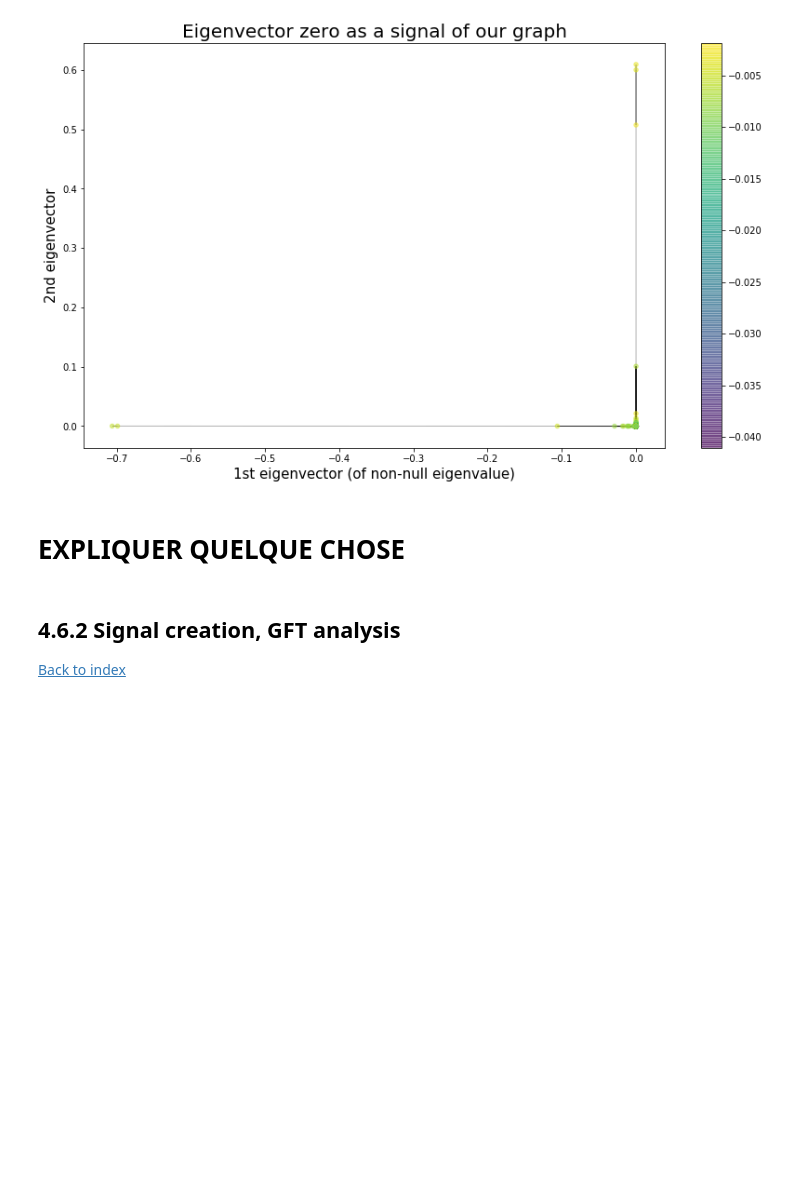
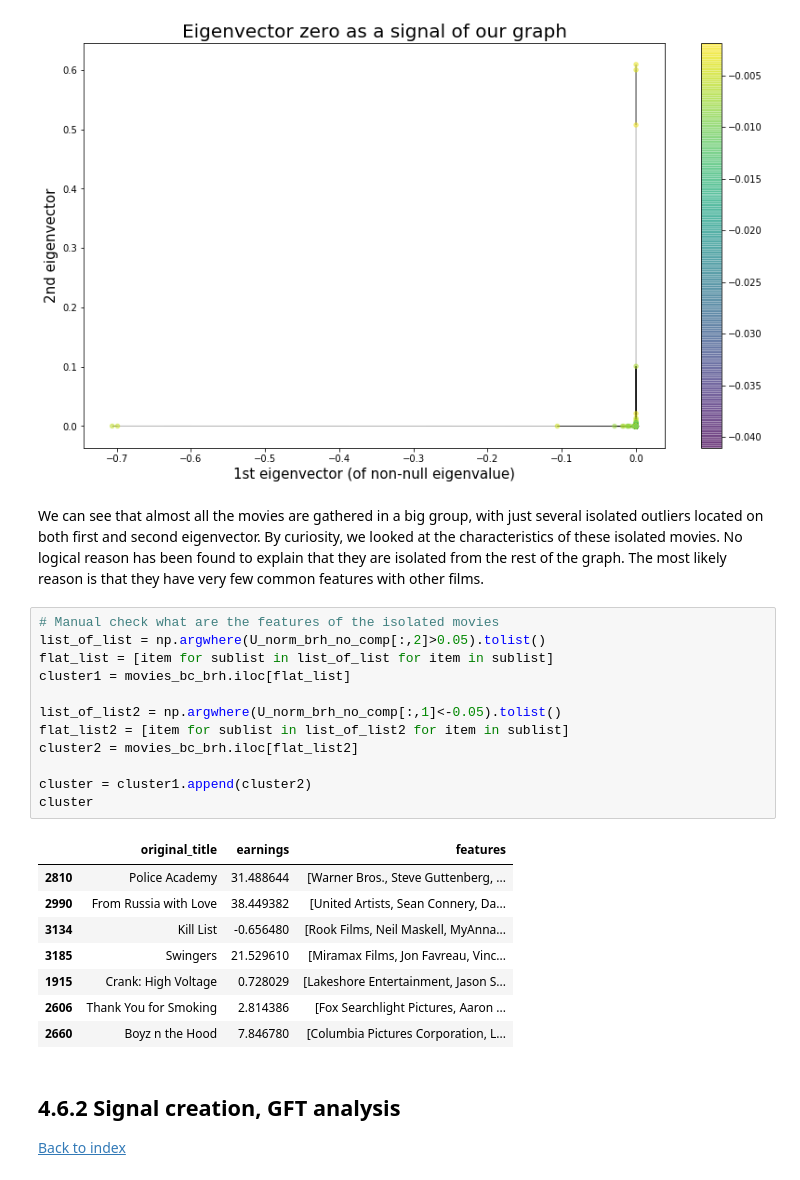
Before and after one commit to rocari96/NTDS-project, a Jupyter notebook: notebook.ipynb, the cells around one changed output. Drawn from its saved outputs; the diff is of its cells as text; blank space fills up the shorter version.

```diff
--- a/notebook.ipynb
+++ b/notebook.ipynb
@@ -1279,8 +1288,29 @@ plt.ylabel('2nd eigenvector', fontsize=15)
 plt.colorbar(nx_nodes);
 # %% [output]
 [figure]
-# %% [markdown]
-# EXPLIQUER QUELQUE CHOSE
+# %% [markdown]
+We can see that almost all the movies are gathered in a big group, with just several isolated outliers located on both first and second eigenvector. By curiosity, we looked at the characteristics of these isolated movies. No logical reason has been found to explain that they are isolated from the rest of the graph. The most likely reason is that they have very few common features with other films.
+# %%
+# Manual check what are the features of the isolated movies
+list_of_list = np.argwhere(U_norm_brh_no_comp[:,2]>0.05).tolist()
+flat_list = [item for sublist in list_of_list for item in sublist]
+cluster1 = movies_bc_brh.iloc[flat_list]
+
+list_of_list2 = np.argwhere(U_norm_brh_no_comp[:,1]<-0.05).tolist()
+flat_list2 = [item for sublist in list_of_list2 for item in sublist]
+cluster2 = movies_bc_brh.iloc[flat_list2]
+
+cluster = cluster1.append(cluster2)
+cluster
+# %% [output]
+|  | original_title | earnings | features |
+| 2810 | Police Academy | 31.488644 | [Warner Bros., Steve Guttenberg, ... |
+| 2990 | From Russia with Love | 38.449382 | [United Artists, Sean Connery, Da... |
+| 3134 | Kill List | -0.656480 | [Rook Films, Neil Maskell, MyAnna... |
+| 3185 | Swingers | 21.529610 | [Miramax Films, Jon Favreau, Vinc... |
+| 1915 | Crank: High Voltage | 0.728029 | [Lakeshore Entertainment, Jason S... |
+| 2606 | Thank You for Smoking | 2.814386 | [Fox Searchlight Pictures, Aaron ... |
+| 2660 | Boyz n the Hood | 7.846780 | [Columbia Pictures Corporation, L... |
 # %% [markdown]
 ## 4.6.2 Signal creation, GFT analysis
 [Back to index](#Index)
```
Also changed, not shown: parts of 21 cells of this notebook, 1 other file.
